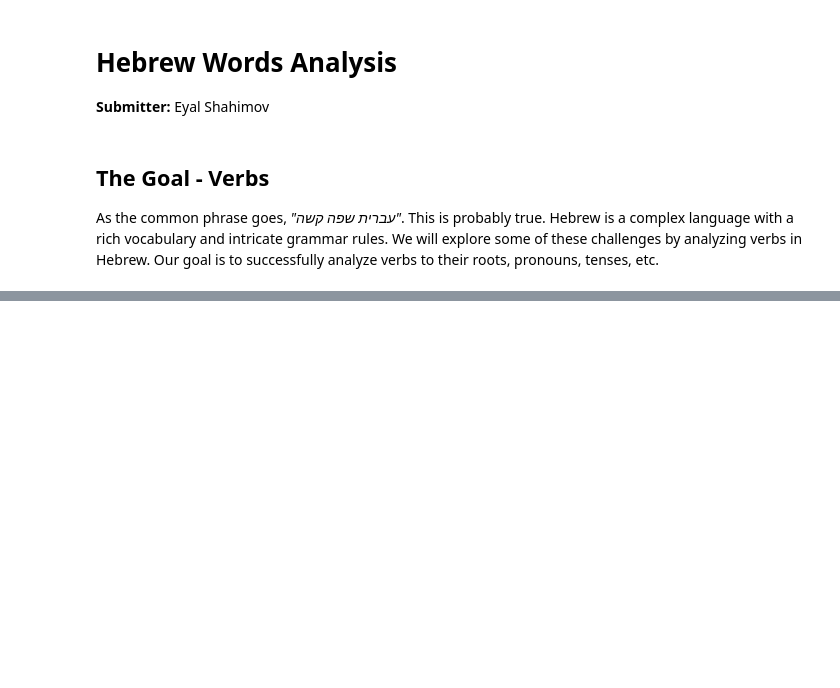
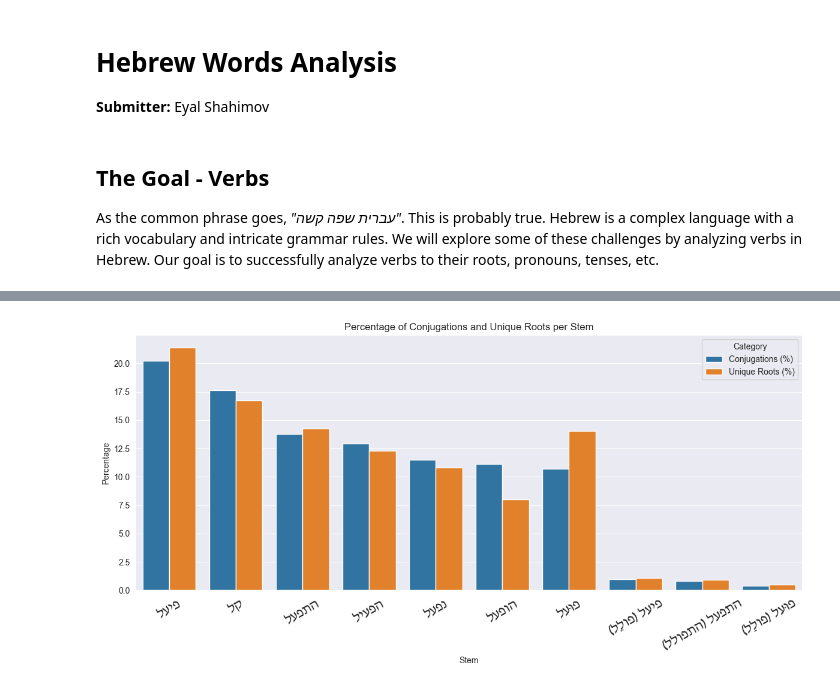
Before and after one commit to EyalShahimov/HebrewWordsAnalysis, a Jupyter notebook: main.ipynb, the cells around one changed output, grey strips where cells are left out. Drawn from its saved outputs; the diff is of its cells as text; code cells hidden in the pictures; blank space fills up the shorter version.

Commit message:
Add basic analysis and fix shin type

```diff
--- a/main.ipynb
+++ b/main.ipynb
@@ -107,7 +107,7 @@ class ConjugationsResponse(BaseModel):
 
     def get_entries(self):
         entries = []
-        root = self.Shoresh.strip()
+        root = self.ShoreshWithShinType.strip()
         stem = self.Binyan.BinyanName.strip()
         for z1 in self.Zmanim:
             for z2 in z1.Zmanim:
@@ -223,7 +223,7 @@ class ConjugationsRegistry:
 # Dataset downloading and loading
 
 # Change after nonce expiration
-AJAX_NONCE = 'e511734461'
+AJAX_NONCE = '3a905124a0'
 academy_website = AcademyWebsite(AJAX_NONCE)
 
 # Path constants
@@ -252,0 +274,24 @@ print(conjugations_registry.dataframe.head())
+# %%
+verbs_df = conjugations_registry.dataframe
+# %%
+# Helper function for hebrew phrases display
+def fix_hebrew_display(phrase: str) -> str:
+    return phrase[::-1].replace(')', '%').replace('(', ')').replace('%', '(')
+# %%
+# Calculate distributions per stem
+conjugations_percentage = verbs_df['stem'].value_counts(normalize=True).mul(100).rename('Percentage').rename_axis('stem').reset_index().assign(Category='Conjugations (%)')
+unique_roots_percentage = verbs_df.groupby('stem')['root'].nunique().pipe(lambda s: s / s.sum() * 100).rename('Percentage').rename_axis('stem').reset_index().assign(Category='Unique Roots (%)')
+
+plot_df = pd.concat([conjugations_percentage, unique_roots_percentage])
+plot_df['stem'] = plot_df['stem'].apply(fix_hebrew_display)
+
+plt.figure(figsize=(12, 6))
+plt.xticks(rotation=30, fontname='David', fontsize=18)
+sns.barplot(data=plot_df, x='stem', y='Percentage', hue='Category')
+plt.title('Percentage of Conjugations and Unique Roots per Stem')
+plt.xlabel('Stem')
+
+plt.tight_layout()
+plt.show()
+# %% [output]
+[figure, added]
```
Also changed, not shown: parts of 15 cells of this notebook, 3 other files.
